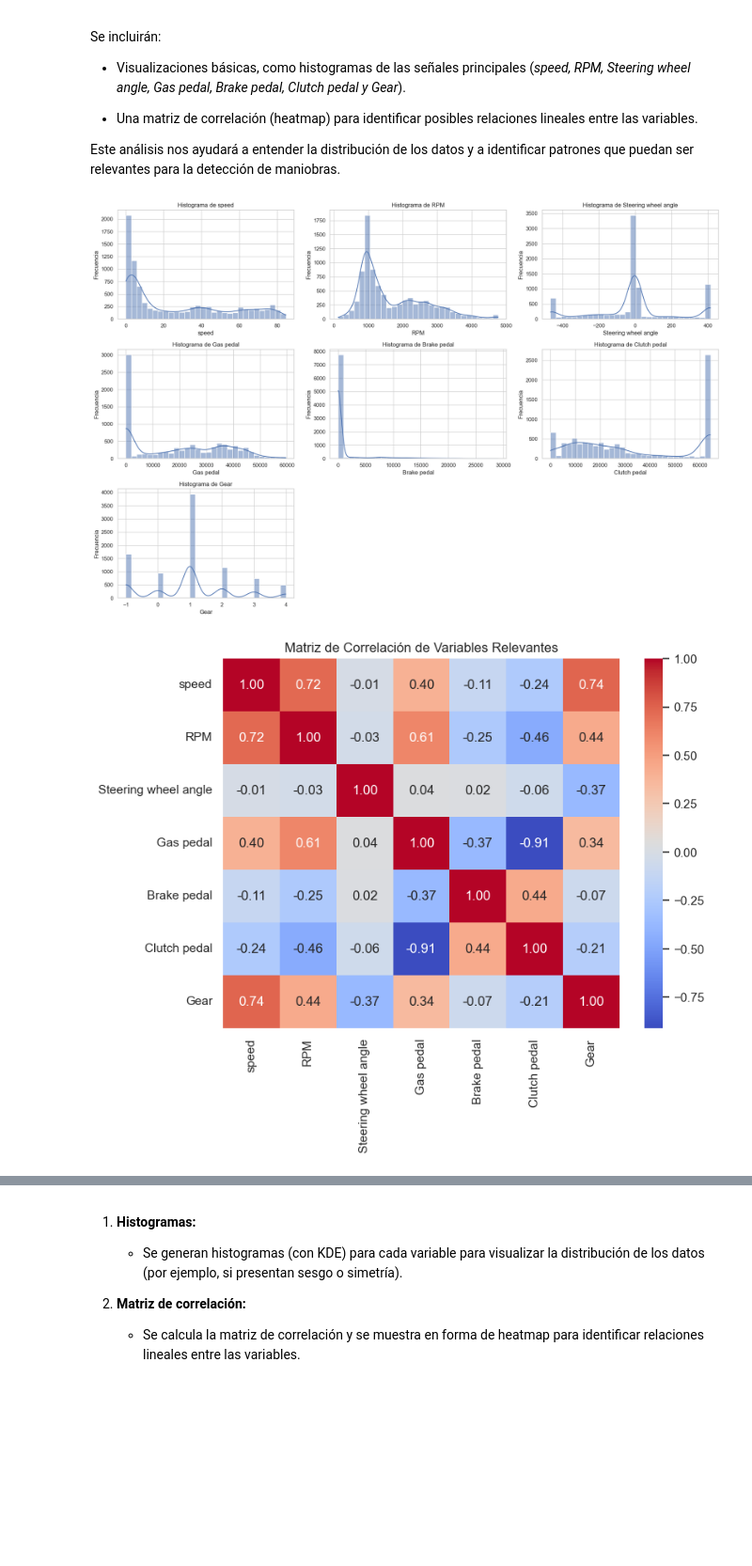
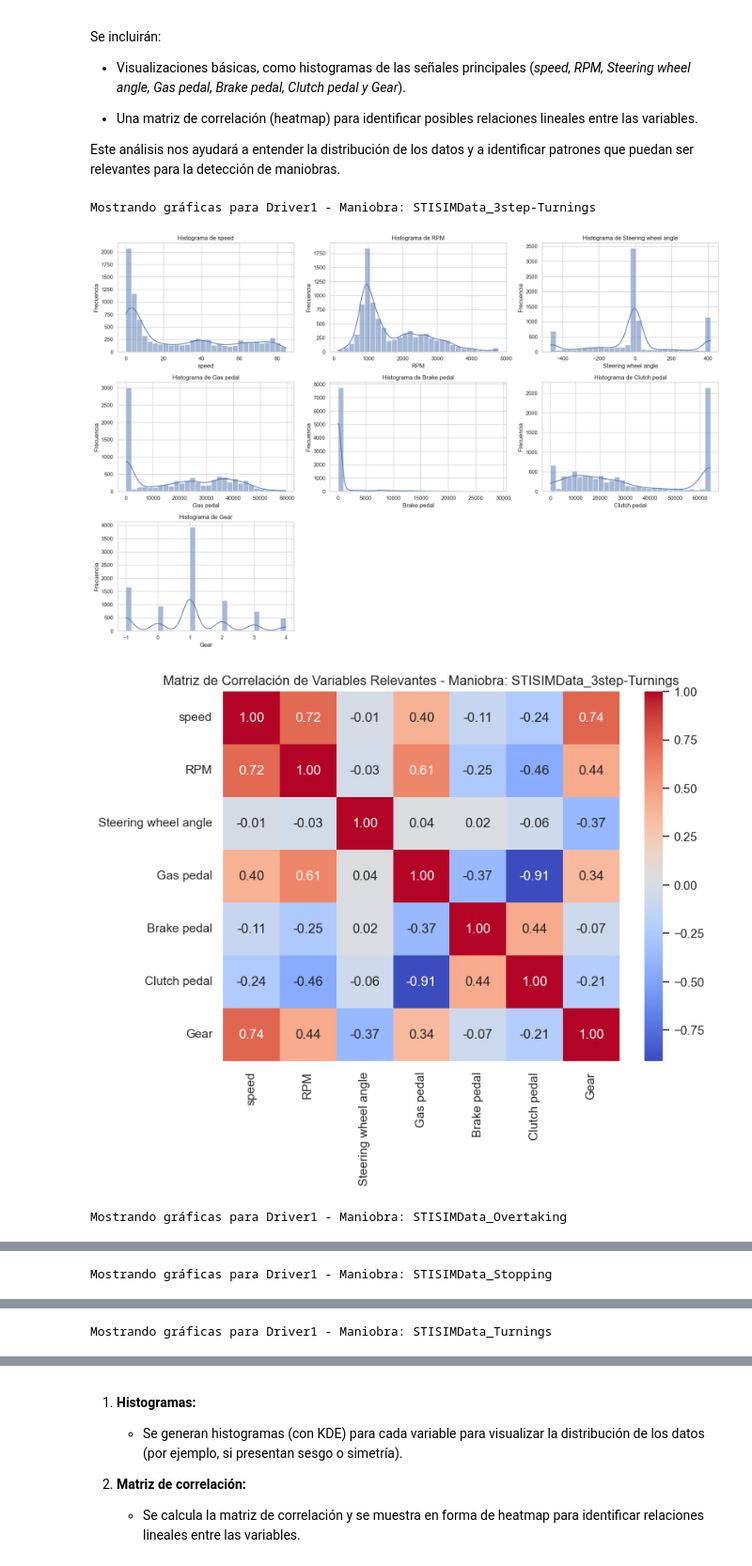
Before and after one commit to CDF51342/IA-Driving-Maneuvers, a Jupyter notebook: 1. Preprocesamiento y Exploración.ipynb, the cells around one changed output, grey strips where cells are left out. Shown at 94% size. Cells and saved outputs as stored; diff of their text form; code cells hidden in the pictures; blank space fills up the shorter version.

Commit message:
- corregidas gráficas del notebook 1 - añadido conclusion del notebook 2

```diff
--- a/1. Preprocesamiento y Exploración.ipynb
+++ b/1. Preprocesamiento y Exploración.ipynb
@@ -475,41 +475,48 @@ Este análisis nos ayudará a entender la distribución de los datos y a identif
 # %%
 # Definimos las variables relevantes para el análisis
 variables = [
     "speed",
     "RPM",
     "Steering wheel angle",
     "Gas pedal",
     "Brake pedal",
     "Clutch pedal",
     "Gear",
 ]
 
-# Seleccionamos un DataFrame de ejemplo del diccionario.
-# Por ejemplo, el DataFrame correspondiente al Driver1 en la maniobra "STISIMData_3step-Turnings"
-example_key = ("Driver1", "STISIMData_3step-Turnings")
-if example_key in df_dict_filtered:
-    df_example = df_dict_filtered[example_key]
+# Iteramos sobre todos los DataFrames correspondientes al Driver1
+driver = "Driver1"
+found = False
+for key, df in df_dict_filtered.items():
+    if key[0] == driver:
+        found = True
+        maneuver = key[1]
+        print(f"Mostrando gráficas para Driver1 - Maniobra: {maneuver}")
 
-    # 1. Histogramas de las variables relevantes
-    plt.figure(figsize=(18, 12))
-    for i, var in enumerate(variables):
-        plt.subplot(3, 3, i + 1)
-        sns.histplot(df_example[var], bins=30, kde=True)
-        plt.title(f"Histograma de {var}")
-        plt.xlabel(var)
-        plt.ylabel("Frecuencia")
-    plt.tight_layout()
-    plt.show()
+        # 1. Histogramas de las variables relevantes
+        plt.figure(figsize=(18, 12))
+        for i, var in enumerate(variables):
+            plt.subplot(3, 3, i + 1)
+            sns.histplot(df[var], bins=30, kde=True)
+            plt.title(f"Histograma de {var}")
+            plt.xlabel(var)
+            plt.ylabel("Frecuencia")
+        plt.tight_layout()
+        plt.show()
 
-    # 2. Matriz de correlación
-    corr_matrix = df_example[variables].corr()
-    plt.figure(figsize=(8, 6))
-    sns.heatmap(corr_matrix, annot=True, cmap="coolwarm", fmt=".2f")
-    plt.title("Matriz de Correlación de Variables Relevantes")
-    plt.show()
+        # 2. Matriz de correlación
+        corr_matrix = df[variables].corr()
+        plt.figure(figsize=(8, 6))
+        sns.heatmap(corr_matrix, annot=True, cmap="coolwarm", fmt=".2f")
+        plt.title(
+            f"Matriz de Correlación de Variables Relevantes - Maniobra: {maneuver}"
+        )
+        plt.show()
 
-else:
-    print(f"No se encontró el DataFrame para la clave {example_key}")
+if not found:
+    print("No se encontraron datos para Driver1.")
 # %% [output]
+Mostrando gráficas para Driver1 - Maniobra: STISIMData_3step-Turnings
 [figure]
-[figure, old version]
+[figure, new version]
+Mostrando gráficas para Driver1 - Maniobra: STISIMData_Overtaking
@@ -515,0 +525 @@ else:
+Mostrando gráficas para Driver1 - Maniobra: STISIMData_Stopping
@@ -515,0 +528 @@ else:
+Mostrando gráficas para Driver1 - Maniobra: STISIMData_Turnings
```
Also changed, not shown: parts of 1 cell of this notebook, 1 other file.
